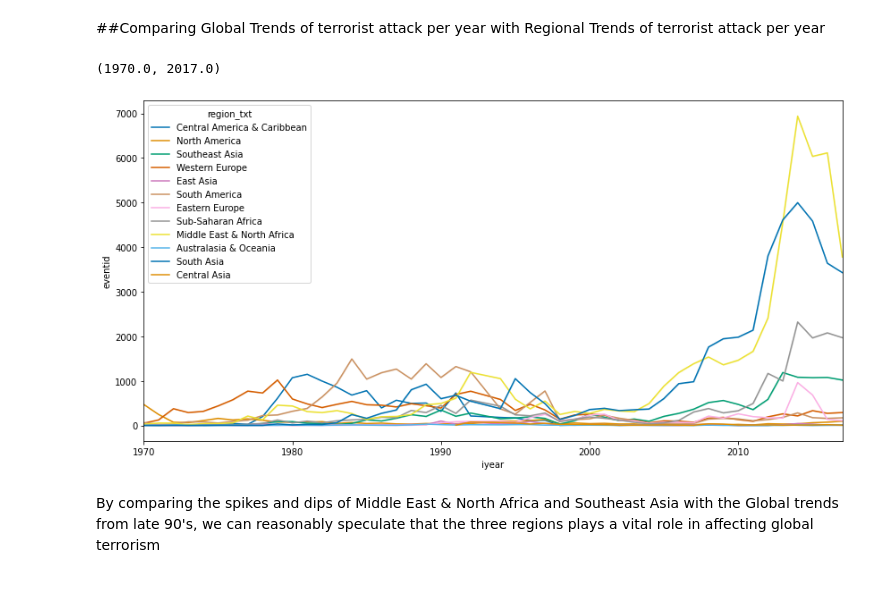
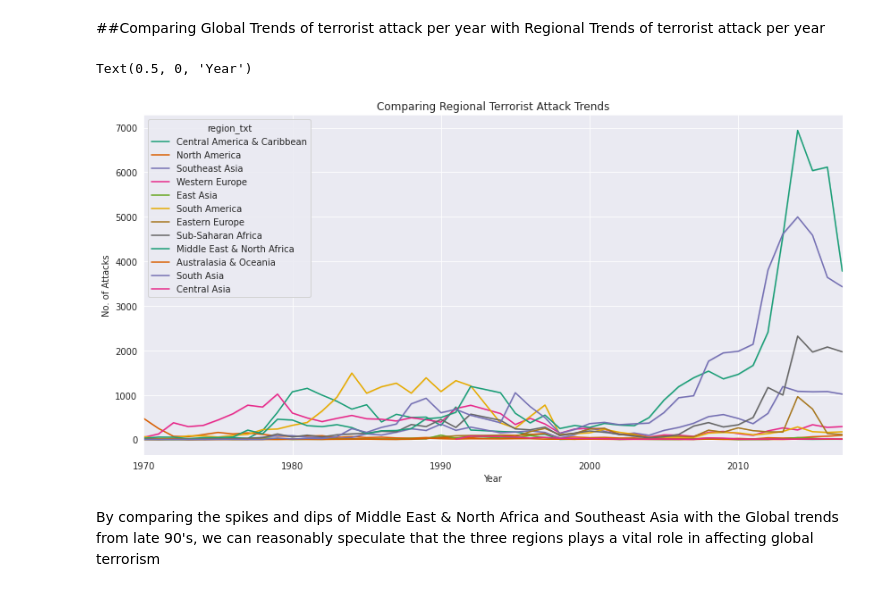
Before and after one commit to mahin-arvind/GTD-EDA, a Jupyter notebook: Copy_of_Global_Terrorism_Analysis_Capstone_Project.ipynb, the cells around one changed output. Drawn from its saved outputs; the diff is of its cells as text; code cells hidden in the pictures.

```diff
--- a/Copy_of_Global_Terrorism_Analysis_Capstone_Project.ipynb
+++ b/Copy_of_Global_Terrorism_Analysis_Capstone_Project.ipynb
@@ -296,11 +298,14 @@ Global Terrorism started increasing to an all time high from 2011. This peaked i
 ##Comparing Global Trends of terrorist attack per year with Regional Trends of terrorist attack per year
 # %%
 fig, ax = plt.subplots(figsize = (14,7))
-sns.lineplot(x='iyear', y='eventid',data= gta_df,hue = 'region_txt',estimator= np.count_nonzero, palette= 'colorblind')
+sns.lineplot(x='iyear', y='eventid',data= gta_df,hue = 'region_txt',estimator= np.count_nonzero, palette= 'Dark2')
 plt.xlim(1970,2017)
+plt.ylabel("No. of Attacks")
+plt.title("Comparing Regional Terrorist Attack Trends")
+plt.xlabel("Year")
 # %% [output]
-(1970.0, 2017.0)
+Text(0.5, 0, 'Year')
-[figure, old version]
+[figure, new version]
 # %% [markdown]
 By comparing the spikes and dips of Middle East & North Africa and Southeast Asia with the Global trends from late 90's, we can reasonably speculate that the three regions plays a vital role in affecting global terrorism
 # %% [markdown]
```
Also changed, not shown: parts of 6 cells of this notebook.
